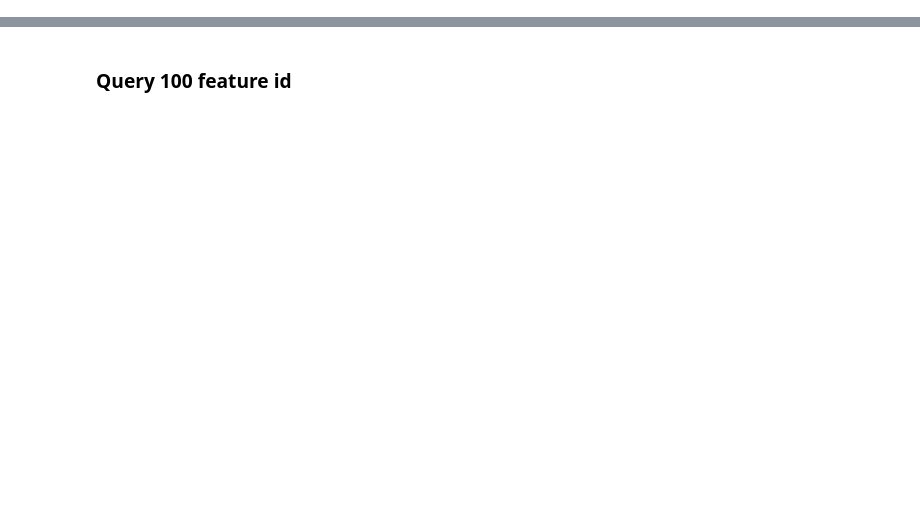
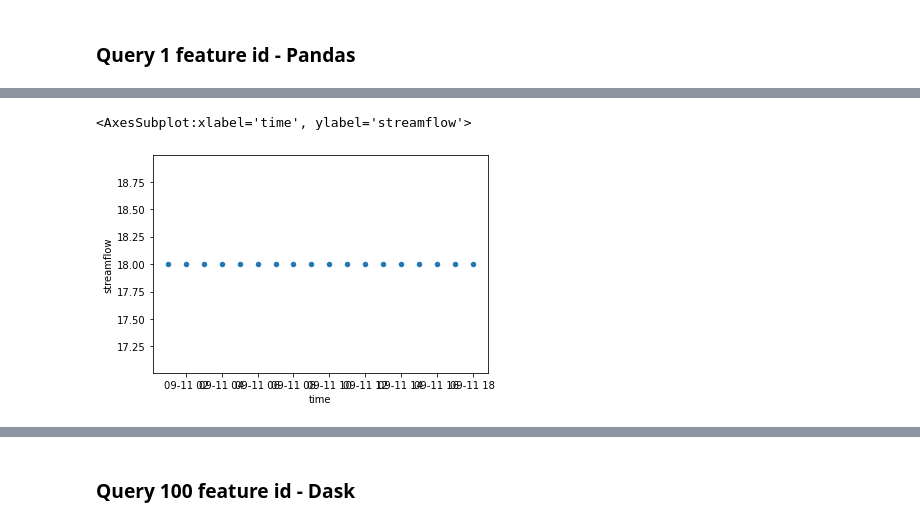
Before and after one commit to AlabamaWaterInstitute/data_access_examples, a Jupyter notebook: parquet/example_remote_dl_parquet.ipynb, the cells around one changed output, grey strips where cells are left out. Cells and saved outputs as stored; diff of their text form; code cells hidden in the pictures; blank space fills up the shorter version.

Commit message:
Updated notebook to add the better way to query parquet file using Pandas that reduces the query time by half. Dash is adding alot of overhead.

```diff
--- a/parquet/example_remote_dl_parquet.ipynb
+++ b/parquet/example_remote_dl_parquet.ipynb
@@ -172,0 +163,12 @@ Wall time: 32.9 s
+# %% [markdown]
+### Query 1 feature id - Pandas
+# %%
+%%time
+
+df_1 = pd.read_parquet("../data/parquet_all_feature_ids.gzip")
+df_1=df_1.swaplevel()
+df_1.sort_index(level=0, inplace=True)
+result_1=df_1.loc[101]
+#result_1
+result_1.reset_index().plot.scatter('time','streamflow')
+# %% [output]
@@ -172,0 +177,2 @@ Wall time: 32.9 s
+<AxesSubplot:xlabel='time', ylabel='streamflow'>
+[figure, added]
@@ -173,5 +180,5 @@ Wall time: 32.9 s
 # %% [markdown]
-### Query 100 feature id
+### Query 100 feature id - Dask
 # %%
 %%time
 data_100 = dd.read_parquet(
```
Also changed, not shown: parts of 25 cells of this notebook.
